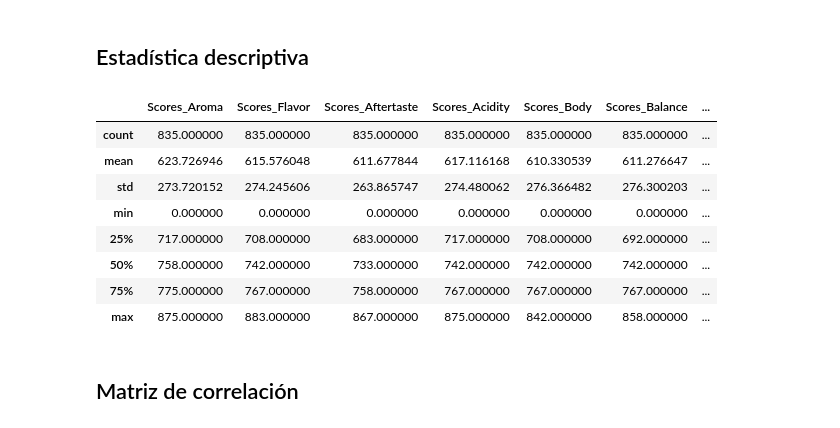
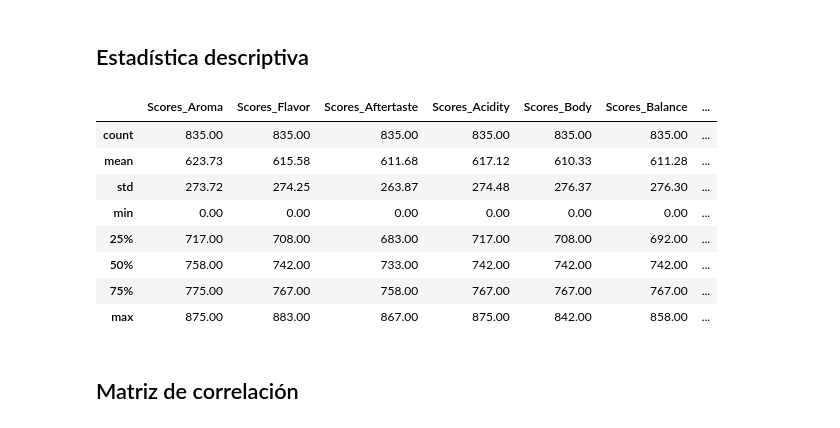
Before and after one commit to pepeargent0/TP3_MD, a Jupyter notebook: tp3_mdd.ipynb, the cells around one changed output. Saved outputs shown, nothing was run; the diff lists cells and outputs as text; code cells hidden in the pictures.

```diff
--- a/tp3_mdd.ipynb
+++ b/tp3_mdd.ipynb
@@ -38,4 +42,2 @@ from sklearn.tree import plot_tree
 # %% [markdown]
 ### Carga del dataset
-# %%
-df = pd.read_csv('CoffeeRatings.csv', delimiter=';')
@@ -84,17 +88,17 @@ memory usage: 71.9+ KB
 # %% [markdown]
 ## Estadística descriptiva
 # %%
-df.describe()
+df.describe().round(2)
 # %% [output]
 |  | Scores_Aroma | Scores_Flavor | Scores_Aftertaste | Scores_Acidity | Scores_Body | Scores_Balance | ... |
-| count | 835.000000 | 835.000000 | 835.000000 | 835.000000 | 835.000000 | 835.000000 | ... |
-| mean | 623.726946 | 615.576048 | 611.677844 | 617.116168 | 610.330539 | 611.276647 | ... |
-| std | 273.720152 | 274.245606 | 263.865747 | 274.480062 | 276.366482 | 276.300203 | ... |
-| min | 0.000000 | 0.000000 | 0.000000 | 0.000000 | 0.000000 | 0.000000 | ... |
-| 25% | 717.000000 | 708.000000 | 683.000000 | 717.000000 | 708.000000 | 692.000000 | ... |
-| 50% | 758.000000 | 742.000000 | 733.000000 | 742.000000 | 742.000000 | 742.000000 | ... |
-| 75% | 775.000000 | 767.000000 | 758.000000 | 767.000000 | 767.000000 | 767.000000 | ... |
-| max | 875.000000 | 883.000000 | 867.000000 | 875.000000 | 842.000000 | 858.000000 | ... |
+| count | 835.00 | 835.00 | 835.00 | 835.00 | 835.00 | 835.00 | ... |
+| mean | 623.73 | 615.58 | 611.68 | 617.12 | 610.33 | 611.28 | ... |
+| std | 273.72 | 274.25 | 263.87 | 274.48 | 276.37 | 276.30 | ... |
+| min | 0.00 | 0.00 | 0.00 | 0.00 | 0.00 | 0.00 | ... |
+| 25% | 717.00 | 708.00 | 683.00 | 717.00 | 708.00 | 692.00 | ... |
+| 50% | 758.00 | 742.00 | 733.00 | 742.00 | 742.00 | 742.00 | ... |
+| 75% | 775.00 | 767.00 | 758.00 | 767.00 | 767.00 | 767.00 | ... |
+| max | 875.00 | 883.00 | 867.00 | 875.00 | 842.00 | 858.00 | ... |
 # %% [markdown]
 ## Matriz de correlación
 # %%
```
Also changed, not shown: parts of 56 cells of this notebook.
